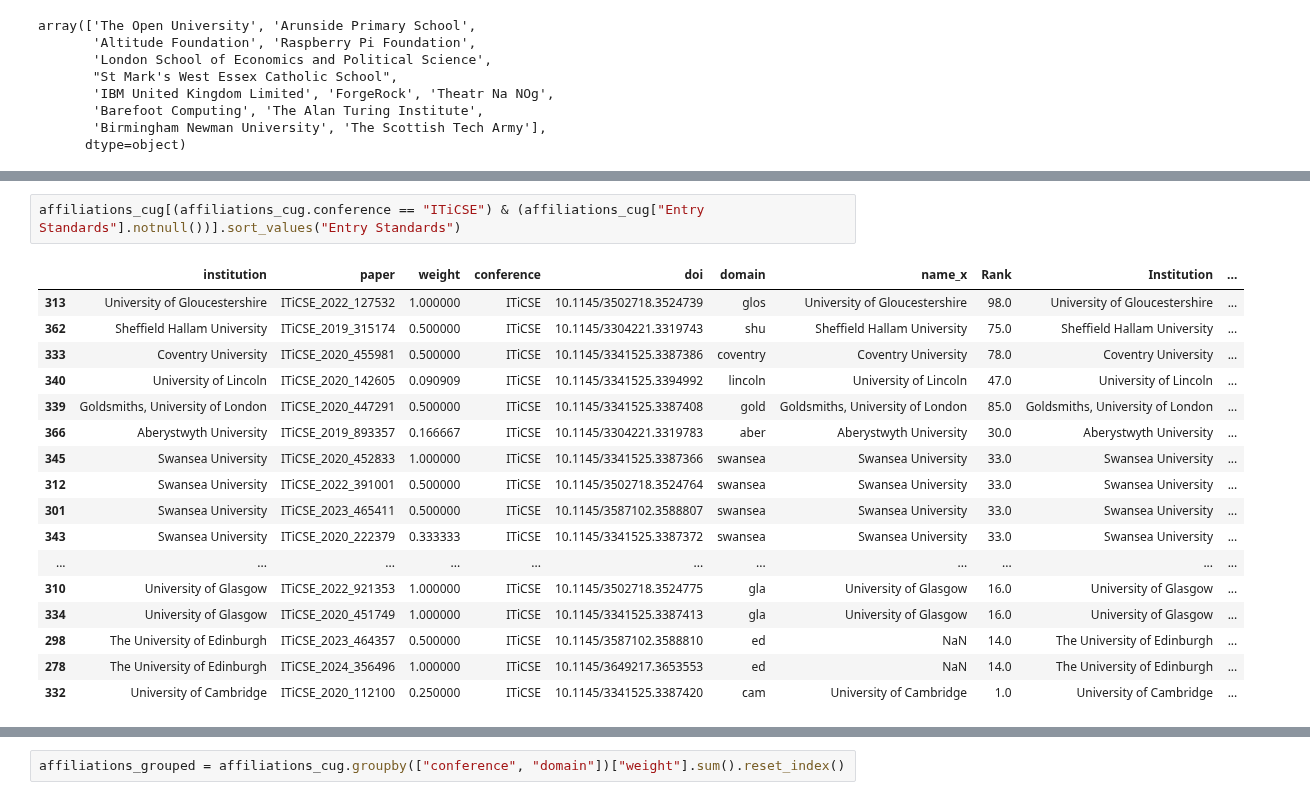
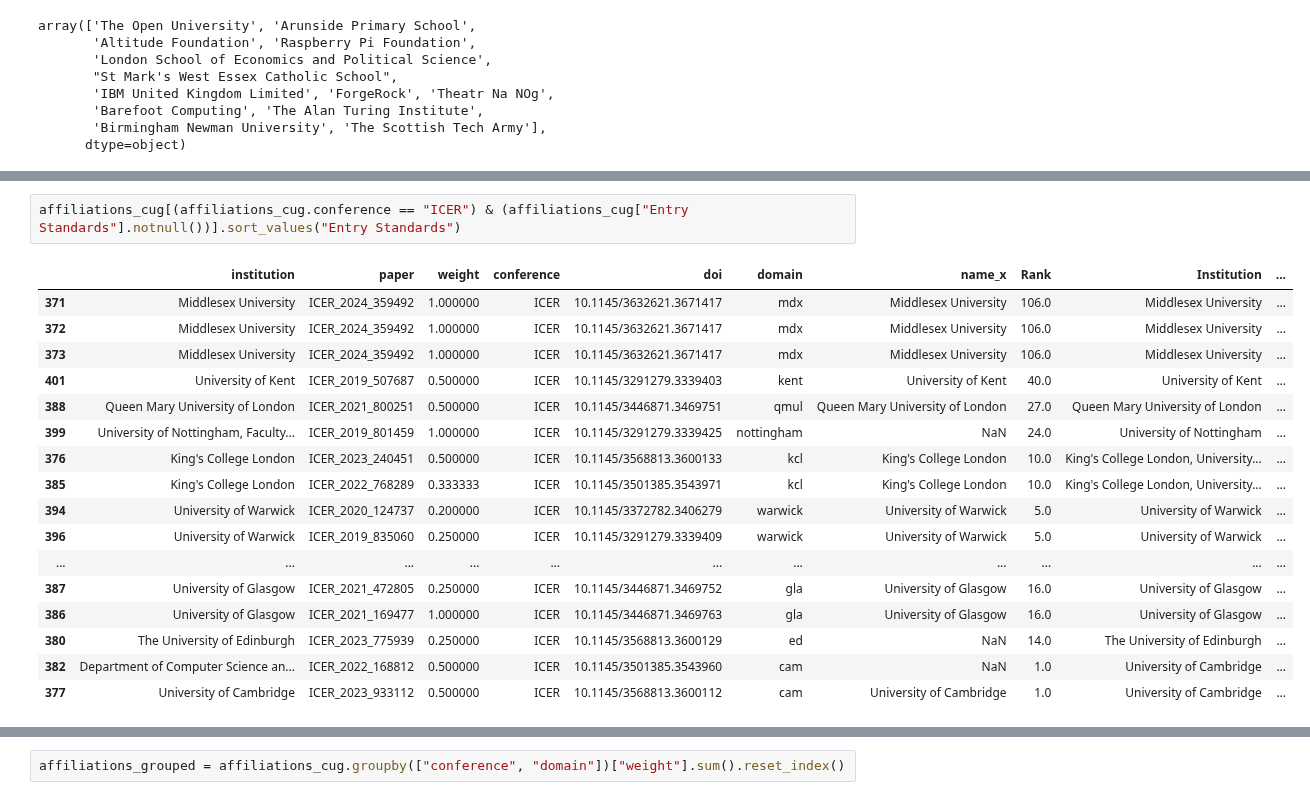
Before and after one commit to stevenaeola/CEP_Retro, a Jupyter notebook: CEP_paper_analysis.ipynb, the cells around one changed output, grey strips where cells are left out. Drawn from its saved outputs; the diff is of its cells as text.

```diff
--- a/CEP_paper_analysis.ipynb
+++ b/CEP_paper_analysis.ipynb
@@ -426,22 +453,22 @@ export_figure('affiliation_entry_standards')
 # %%
-affiliations_cug[(affiliations_cug.conference == "ITiCSE") & (affiliations_cug["Entry Standards"].notnull())].sort_values("Entry Standards")
+affiliations_cug[(affiliations_cug.conference == "ICER") & (affiliations_cug["Entry Standards"].notnull())].sort_values("Entry Standards")
 # %% [output]
 |  | institution | paper | weight | conference | doi | domain | name_x | Rank | Institution | ... |
-| 313 | University of Gloucestershire | ITiCSE_2022_127532 | 1.000000 | ITiCSE | 10.1145/3502718.3524739 | glos | University of Gloucestershire | 98.0 | University of Gloucestershire | ... |
-| 362 | Sheffield Hallam University | ITiCSE_2019_315174 | 0.500000 | ITiCSE | 10.1145/3304221.3319743 | shu | Sheffield Hallam University | 75.0 | Sheffield Hallam University | ... |
-| 333 | Coventry University | ITiCSE_2020_455981 | 0.500000 | ITiCSE | 10.1145/3341525.3387386 | coventry | Coventry University | 78.0 | Coventry University | ... |
-| 340 | University of Lincoln | ITiCSE_2020_142605 | 0.090909 | ITiCSE | 10.1145/3341525.3394992 | lincoln | University of Lincoln | 47.0 | University of Lincoln | ... |
-| 339 | Goldsmiths, University of London | ITiCSE_2020_447291 | 0.500000 | ITiCSE | 10.1145/3341525.3387408 | gold | Goldsmiths, University of London | 85.0 | Goldsmiths, University of London | ... |
-| 366 | Aberystwyth University | ITiCSE_2019_893357 | 0.166667 | ITiCSE | 10.1145/3304221.3319783 | aber | Aberystwyth University | 30.0 | Aberystwyth University | ... |
-| 345 | Swansea University | ITiCSE_2020_452833 | 1.000000 | ITiCSE | 10.1145/3341525.3387366 | swansea | Swansea University | 33.0 | Swansea University | ... |
-| 312 | Swansea University | ITiCSE_2022_391001 | 0.500000 | ITiCSE | 10.1145/3502718.3524764 | swansea | Swansea University | 33.0 | Swansea University | ... |
-| 301 | Swansea University | ITiCSE_2023_465411 | 0.500000 | ITiCSE | 10.1145/3587102.3588807 | swansea | Swansea University | 33.0 | Swansea University | ... |
-| 343 | Swansea University | ITiCSE_2020_222379 | 0.333333 | ITiCSE | 10.1145/3341525.3387372 | swansea | Swansea University | 33.0 | Swansea University | ... |
+| 371 | Middlesex University | ICER_2024_359492 | 1.000000 | ICER | 10.1145/3632621.3671417 | mdx | Middlesex University | 106.0 | Middlesex University | ... |
+| 372 | Middlesex University | ICER_2024_359492 | 1.000000 | ICER | 10.1145/3632621.3671417 | mdx | Middlesex University | 106.0 | Middlesex University | ... |
+| 373 | Middlesex University | ICER_2024_359492 | 1.000000 | ICER | 10.1145/3632621.3671417 | mdx | Middlesex University | 106.0 | Middlesex University | ... |
+| 401 | University of Kent | ICER_2019_507687 | 0.500000 | ICER | 10.1145/3291279.3339403 | kent | University of Kent | 40.0 | University of Kent | ... |
+| 388 | Queen Mary University of London | ICER_2021_800251 | 0.500000 | ICER | 10.1145/3446871.3469751 | qmul | Queen Mary University of London | 27.0 | Queen Mary University of London | ... |
+| 399 | University of Nottingham, Faculty... | ICER_2019_801459 | 1.000000 | ICER | 10.1145/3291279.3339425 | nottingham | NaN | 24.0 | University of Nottingham | ... |
+| 376 | King's College London | ICER_2023_240451 | 0.500000 | ICER | 10.1145/3568813.3600133 | kcl | King's College London | 10.0 | King's College London, University... | ... |
+| 385 | King's College London | ICER_2022_768289 | 0.333333 | ICER | 10.1145/3501385.3543971 | kcl | King's College London | 10.0 | King's College London, University... | ... |
+| 394 | University of Warwick | ICER_2020_124737 | 0.200000 | ICER | 10.1145/3372782.3406279 | warwick | University of Warwick | 5.0 | University of Warwick | ... |
+| 396 | University of Warwick | ICER_2019_835060 | 0.250000 | ICER | 10.1145/3291279.3339409 | warwick | University of Warwick | 5.0 | University of Warwick | ... |
 | ... | ... | ... | ... | ... | ... | ... | ... | ... | ... | ... |
-| 310 | University of Glasgow | ITiCSE_2022_921353 | 1.000000 | ITiCSE | 10.1145/3502718.3524775 | gla | University of Glasgow | 16.0 | University of Glasgow | ... |
-| 334 | University of Glasgow | ITiCSE_2020_451749 | 1.000000 | ITiCSE | 10.1145/3341525.3387413 | gla | University of Glasgow | 16.0 | University of Glasgow | ... |
-| 298 | The University of Edinburgh | ITiCSE_2023_464357 | 0.500000 | ITiCSE | 10.1145/3587102.3588810 | ed | NaN | 14.0 | The University of Edinburgh | ... |
-| 278 | The University of Edinburgh | ITiCSE_2024_356496 | 1.000000 | ITiCSE | 10.1145/3649217.3653553 | ed | NaN | 14.0 | The University of Edinburgh | ... |
-| 332 | University of Cambridge | ITiCSE_2020_112100 | 0.250000 | ITiCSE | 10.1145/3341525.3387420 | cam | University of Cambridge | 1.0 | University of Cambridge | ... |
+| 387 | University of Glasgow | ICER_2021_472805 | 0.250000 | ICER | 10.1145/3446871.3469752 | gla | University of Glasgow | 16.0 | University of Glasgow | ... |
+| 386 | University of Glasgow | ICER_2021_169477 | 1.000000 | ICER | 10.1145/3446871.3469763 | gla | University of Glasgow | 16.0 | University of Glasgow | ... |
+| 380 | The University of Edinburgh | ICER_2023_775939 | 0.250000 | ICER | 10.1145/3568813.3600129 | ed | NaN | 14.0 | The University of Edinburgh | ... |
+| 382 | Department of Computer Science an... | ICER_2022_168812 | 0.500000 | ICER | 10.1145/3501385.3543960 | cam | NaN | 1.0 | University of Cambridge | ... |
+| 377 | University of Cambridge | ICER_2023_933112 | 0.500000 | ICER | 10.1145/3568813.3600112 | cam | University of Cambridge | 1.0 | University of Cambridge | ... |
 # %%
 # weighted mean
```
Also changed, not shown: parts of 17 cells of this notebook, 1 other file.
